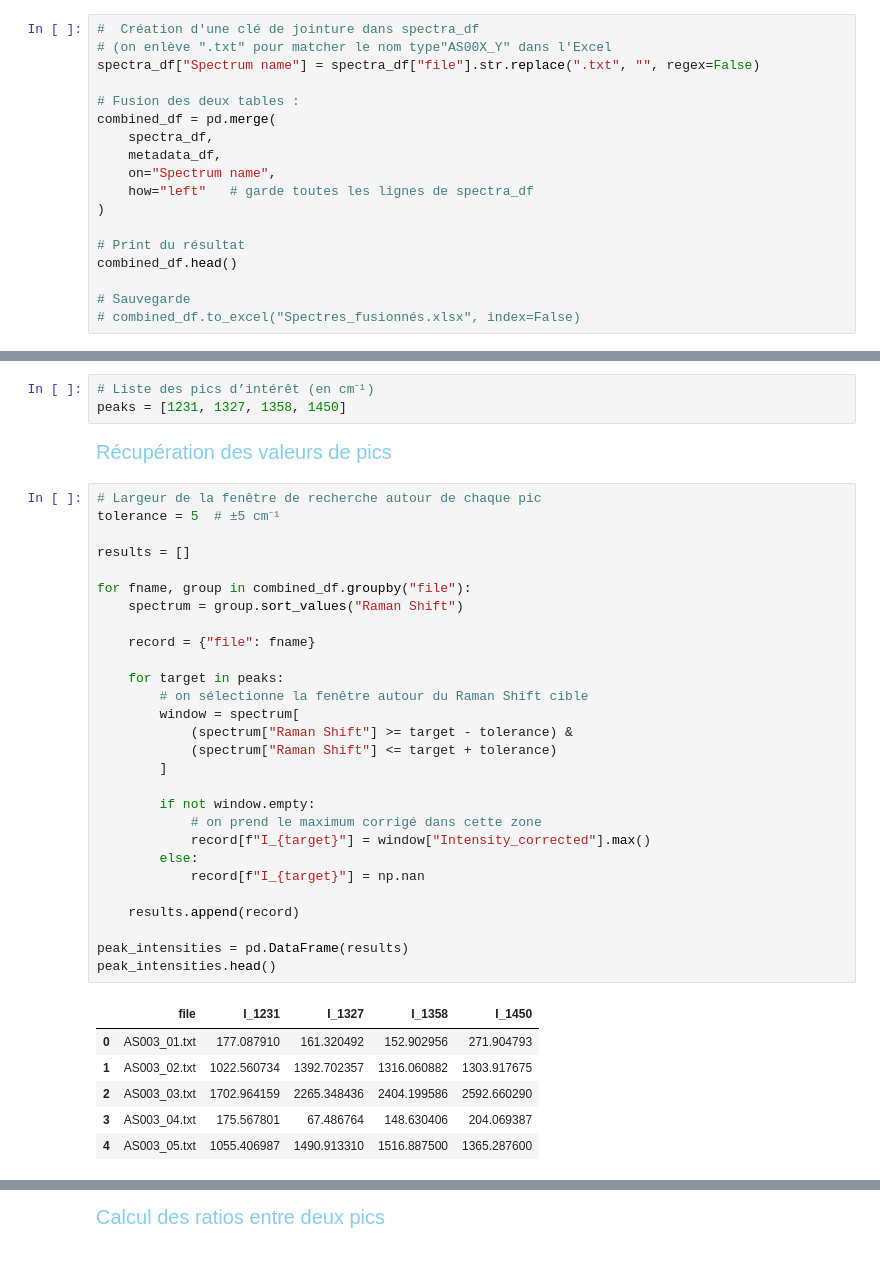
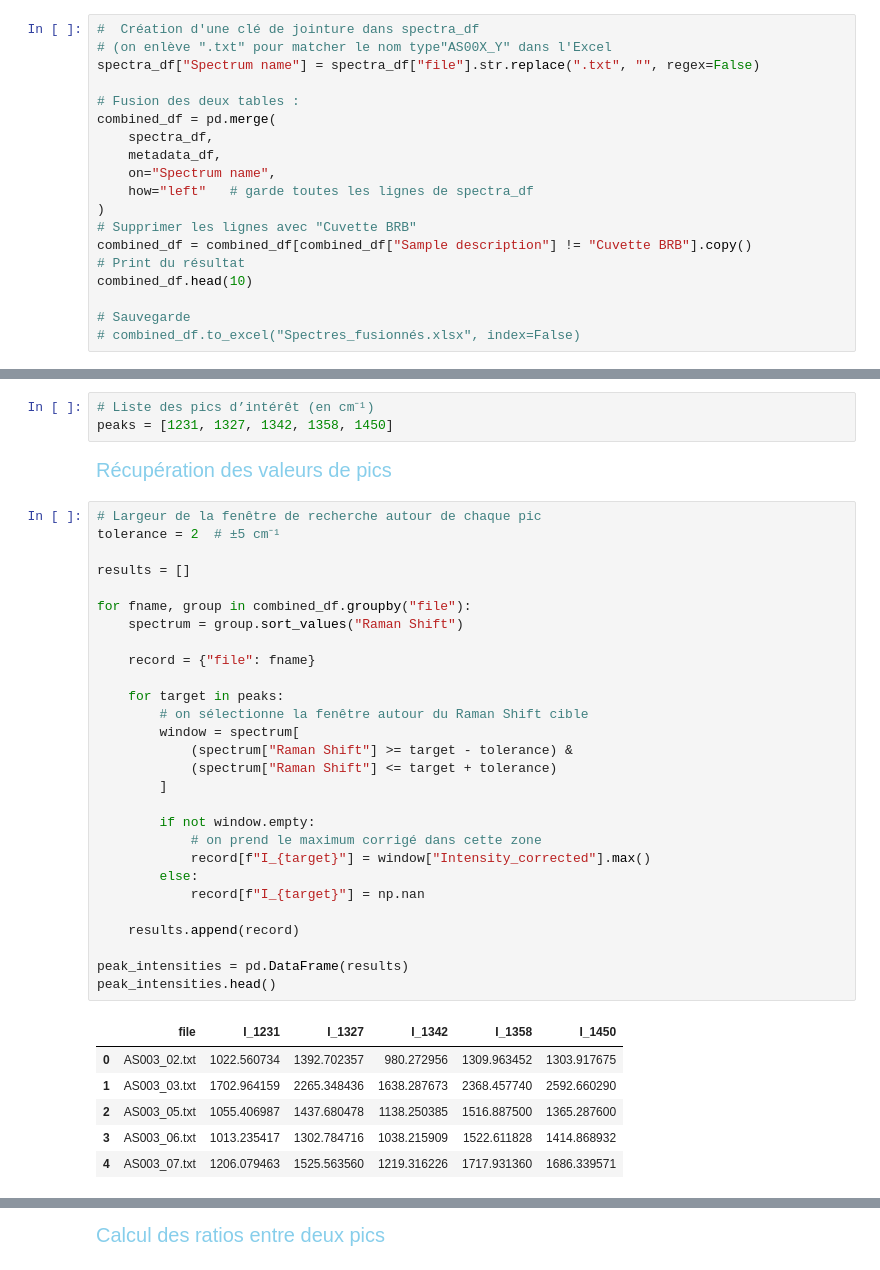
Before and after one commit to Alex-code-lab/spectroscopie_raman, a Jupyter notebook: jupyter_workflow.ipynb, the cells around one changed output, grey strips where cells are left out. Saved outputs shown, nothing was run; the diff lists cells and outputs as text.

```diff
--- a/jupyter_workflow.ipynb
+++ b/jupyter_workflow.ipynb
@@ -238,9 +256,10 @@ combined_df = pd.merge(
     on="Spectrum name",
     how="left"   # garde toutes les lignes de spectra_df
 )
-
+# Supprimer les lignes avec "Cuvette BRB"
+combined_df = combined_df[combined_df["Sample description"] != "Cuvette BRB"].copy()
 # Print du résultat
-combined_df.head()
+combined_df.head(10)
 
 # Sauvegarde
 # combined_df.to_excel("Spectres_fusionnés.xlsx", index=False)
@@ -296,44 +330,44 @@ fig.show()
 <span style="color: skyblue; font-size: 20px; font-style: bold"> Définitions des pics d'étude </span>
 # %%
 # Liste des pics d’intérêt (en cm⁻¹)
-peaks = [1231, 1327, 1358, 1450]
+peaks = [1231, 1327, 1342, 1358, 1450]
 # %% [markdown]
 <span style="color: skyblue; font-size: 20px; font-style: bold"> Récupération des valeurs de pics </span>
 # %%
 # Largeur de la fenêtre de recherche autour de chaque pic
-tolerance = 5  # ±5 cm⁻¹
+tolerance = 2  # ±5 cm⁻¹
 
 results = []
 
 for fname, group in combined_df.groupby("file"):
     spectrum = group.sort_values("Raman Shift")
 
     record = {"file": fname}
 
     for target in peaks:
         # on sélectionne la fenêtre autour du Raman Shift cible
         window = spectrum[
             (spectrum["Raman Shift"] >= target - tolerance) &
             (spectrum["Raman Shift"] <= target + tolerance)
         ]
 
         if not window.empty:
             # on prend le maximum corrigé dans cette zone
             record[f"I_{target}"] = window["Intensity_corrected"].max()
         else:
             record[f"I_{target}"] = np.nan
 
     results.append(record)
 
 peak_intensities = pd.DataFrame(results)
 peak_intensities.head()
 # %% [output]
-|  | file | I_1231 | I_1327 | I_1358 | I_1450 |
-| 0 | AS003_01.txt | 177.087910 | 161.320492 | 152.902956 | 271.904793 |
-| 1 | AS003_02.txt | 1022.560734 | 1392.702357 | 1316.060882 | 1303.917675 |
-| 2 | AS003_03.txt | 1702.964159 | 2265.348436 | 2404.199586 | 2592.660290 |
-| 3 | AS003_04.txt | 175.567801 | 67.486764 | 148.630406 | 204.069387 |
-| 4 | AS003_05.txt | 1055.406987 | 1490.913310 | 1516.887500 | 1365.287600 |
+|  | file | I_1231 | I_1327 | I_1342 | I_1358 | I_1450 |
+| 0 | AS003_02.txt | 1022.560734 | 1392.702357 | 980.272956 | 1309.963452 | 1303.917675 |
+| 1 | AS003_03.txt | 1702.964159 | 2265.348436 | 1638.287673 | 2368.457740 | 2592.660290 |
+| 2 | AS003_05.txt | 1055.406987 | 1437.680478 | 1138.250385 | 1516.887500 | 1365.287600 |
+| 3 | AS003_06.txt | 1013.235417 | 1302.784716 | 1038.215909 | 1522.611828 | 1414.868932 |
+| 4 | AS003_07.txt | 1206.079463 | 1525.563560 | 1219.316226 | 1717.931360 | 1686.339571 |
 # %%
 for (target_a, target_b) in itertools.combinations(peaks, 2):
     peak_intensities[f"ratio_I_{target_a}_I_{target_b}"] = (
```
Also changed, not shown: parts of 7 cells of this notebook, 3 other files.
